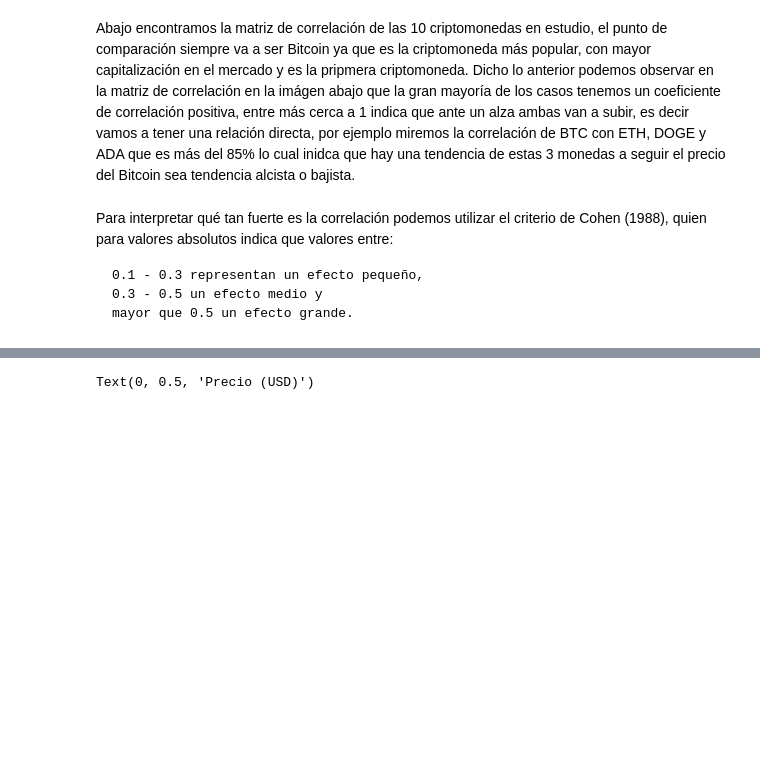
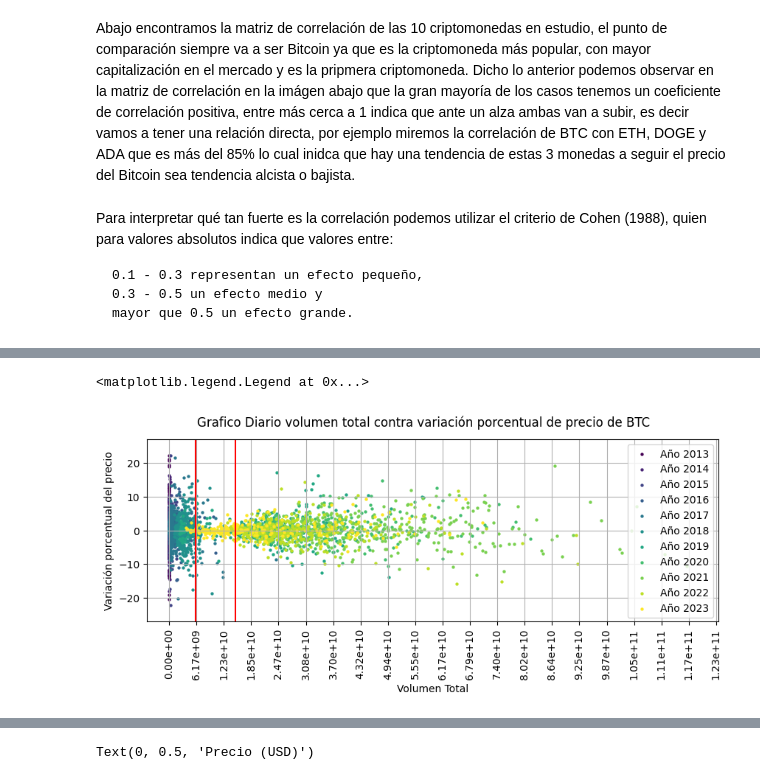
Before and after one commit to kdavisong/DA_Crypto_Maket, a Jupyter notebook: DA_CrypyoM.ipynb, the cells around one changed output, grey strips where cells are left out. Saved outputs shown, nothing was run; the diff lists cells and outputs as text; code cells hidden in the pictures; blank space fills up the shorter version.

```diff
--- a/DA_CrypyoM.ipynb
+++ b/DA_CrypyoM.ipynb
@@ -231,0 +210,30 @@ Text(0.5, 1.0, 'Natriz de correlación entre criptomonedas')
+# %%
+'''Gráfico de relación entre volumen total diario y variación porcentual'''
+x = df_procesados[0]["total_volumes"]
+y = df_procesados[0]["v_porcentual_d"]
+xmax = df_procesados[0]["total_volumes"].max()
+year = df_procesados[0]["year"]
+unique_years = np.unique(year)
+colors = plt.cm.viridis(np.linspace(0, 1, len(unique_years)))
+fig, ax = plt.subplots(figsize=(10, 3.2))
+fig.suptitle('Grafico Diario volumen total contra variación porcentual de precio de '+lst[0])
+ax.ticklabel_format(axis="x", style="sci", scilimits=(-5, 2), useMathText=True)
+x_ticks_values = np.linspace(0, xmax, 30)
+x_ticks_labels = ["{:.2e}".format(value) for value in x_ticks_values]
+plt.xticks(x_ticks_values, x_ticks_labels, rotation=90)
+current_xlim = ax.get_xlim()
+new_xlim = (current_xlim[0]-5000000000, current_xlim[1] -55000000000)
+ax.set_xlim(new_xlim)
+ax.set_ylim(-27,27)
+for i, y_val in enumerate(unique_years):
+    mask = year == y_val
+    ax.scatter(x[mask], y[mask], c=[colors[i]], s=4.5, label=f'Año {int(y_val)}')
+ax.grid(True)
+ax.set_xlabel("Volumen Total")
+ax.set_ylabel("Variación porcentual del precio")
+plt.axvline(x=6000000000, ymin=0, ymax=1, color = "red")
+plt.axvline(x=15000000000, ymin=0, ymax=1, color = "red")
+ax.legend()
+# %% [output]
+<matplotlib.legend.Legend at 0x...>
+[figure, added]
```
Also changed, not shown: parts of 48 cells of this notebook, 1 other file.
